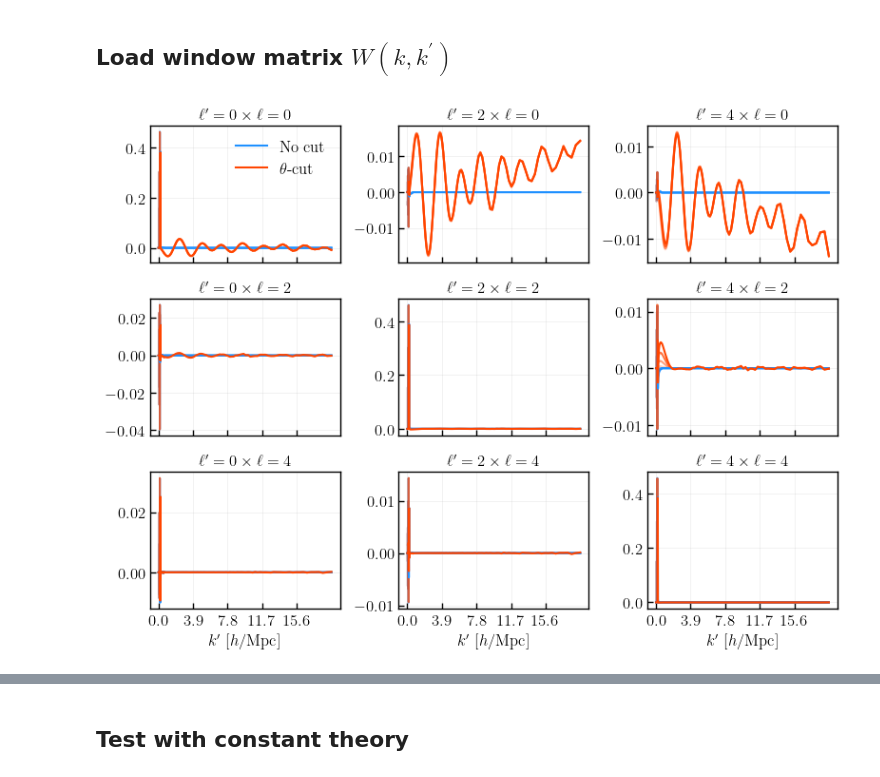
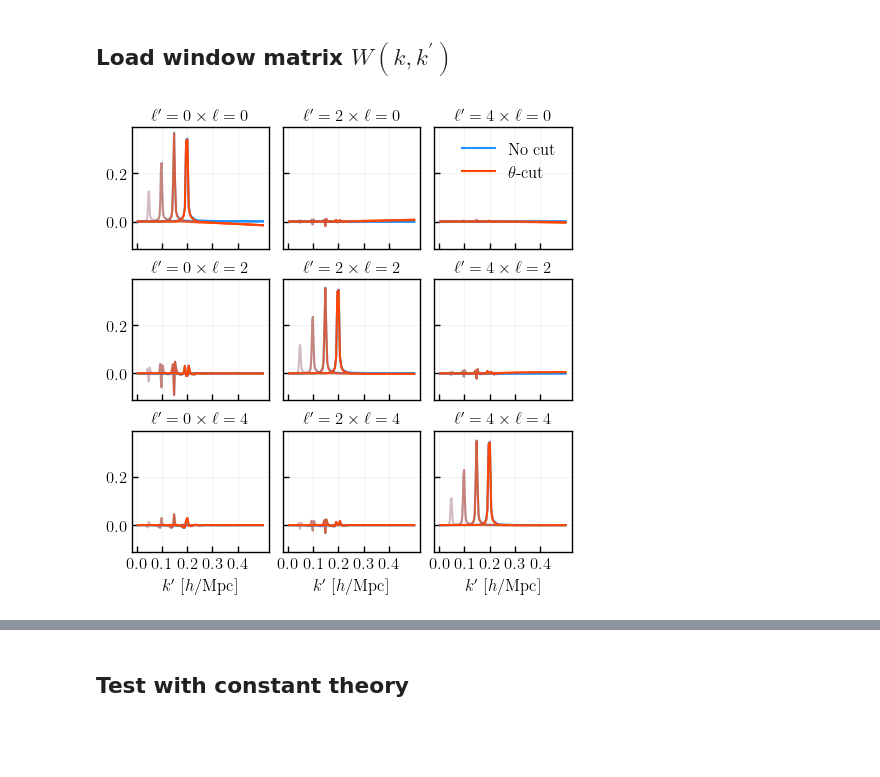
Before and after one commit to mathildepinon/desi-fiber-collisions, a Jupyter notebook: nb/wmatrix_plots.ipynb, the cells around one changed output, grey strips where cells are left out. Saved outputs shown, nothing was run; the diff lists cells and outputs as text; code cells hidden in the pictures; blank space fills up the shorter version.

Commit message:
configuration space window function plot

```diff
--- a/nb/wmatrix_plots.ipynb
+++ b/nb/wmatrix_plots.ipynb
@@ -14,9 +14,11 @@ from pypower import BaseMatrix
 sys.path.append('../bin')
 from desi_file_manager import DESIFileName
 from local_file_manager import LocalFileName
+from wmatrix_utils import plot_matrix
 
 # plotting
 plt.style.use(os.path.join(os.path.abspath('../bin'), 'plot_style.mplstyle'))
+plt.rcParams["figure.autolayout"] = False
 plots_dir = '../../plots/'
 # %% [markdown]
 ### Global parameters
@@ -25,17 +27,18 @@ plots_dir = '../../plots/'
 source = 'desi'
 
 # mocks/version
-version = 'v3' # one of 'first', 'second' if source == 'local' or 'v2', 'v3' if source == 'desi'
+version = 'v3_1' # one of 'first', 'second' if source == 'local' or 'v2', 'v3' if source == 'desi'
 
 # tracer
 tracer = 'ELG'
 region = 'SGC'
-completeness = True
+completeness = False
+zrange = (1.1, 1.6)
 
 # multipoles
 ells = (0, 2, 4)
-ktmax = 20
-krange = (0., 0.6, 0.005)
+ktmax = 0.5
+krange = (0., 0.5, 0.005)
 
 # cut
 rpcut = 0
@@ -48,6 +51,7 @@ from pypower import BaseMatrix
 if source == 'desi':
     wm_fn = DESIFileName()
     wm_fn.set_default_config(version=version, ftype='wmatrix_smooth', tracer=tracer, region=region, completeness=completeness, realization='merged')
+    wm_fn.update(zrange=zrange)
     koutrebin = 5
 elif source == 'local':
     wm_fn = LocalFileName()
@@ -68,30 +72,31 @@ for w in [wm, wm_cut]:
 # %%
 kobs = [0.05, 0.1, 0.15, 0.2]
 alphas = [0.25, 0.5, 0.75, 1]
 
 if rpcut:
     cutlabel = r'$r_{\perp}$-cut'
 elif thetacut:
     cutlabel = r'$\theta$-cut'
 
-fig, lax = plt.subplots(len(wm.projsout), len(wm.projsin), figsize=(8, 6), sharey=False, sharex=True)
+fig, lax = plt.subplots(len(wm.projsout), len(wm.projsin), figsize=(5, 5), sharey=True, sharex=True)
 
 for i in range(len(kobs)):
 
     indexout = np.abs(wm.xout[0] - kobs[i]).argmin()
 
     for iin, projin in enumerate(wm.projsin):
         for iout, projout in enumerate(wm.projsout):
             ax = lax[iout][iin]
             ax.plot(wm.xin[iin], wm.unpacked()[iin][iout][:, indexout], label=r'No cut' if i==3 else '', color='C0', alpha=alphas[i])
             ax.plot(wm_cut.xin[iin], wm_cut.unpacked()[iin][iout][:, indexout], label=cutlabel if i==3 else '', ls='-', color='C1', alpha=alphas[i])
             ax.xaxis.set_ticks(np.arange(0, min(np.max(wm.xin[iin]), ktmax), min(np.max(wm.xin[iin]), ktmax)/5))
             ax.xaxis.set_major_formatter(ticker.FormatStrFormatter('%0.1f'))
             ax.set_title(r'$\ell^\prime = {:d} \times \ell = {:d}$'.format(projin.ell, projout.ell))
+            #ax.text(0.05, 0.95, r'$\ell^\prime = {:d} \times \ell = {:d}$'.format(projin.ell, projout.ell), horizontalalignment='left', verticalalignment='top', transform=ax.transAxes, color='black')
             if iout == len(wm.projsout) - 1: ax.set_xlabel(r'$k^\prime$ [$h/\mathrm{Mpc}$]')
-            if i==3 and iin == iout == 0: lax[iout][iin].legend()
-plt.tight_layout(pad=0.3)
+            if i==3 and iin == 2 and iout == 0: lax[iout][iin].legend()
+plt.subplots_adjust(wspace=0.1, hspace=0.25)
 plt.savefig(os.path.join(plots_dir, version, 'wmatrix_{}cut{}_{}_{}_{}_ktmax{}.pdf'.format('rp' if rpcut else 'theta', max(rpcut, thetacut), tracer, region, 'complete' if completeness else 'fa', ktmax)), dpi=200)
 plt.show()
 # %% [output]
-[figure, old version]
+[figure, new version]
```
Also changed, not shown: parts of 7 cells of this notebook.
